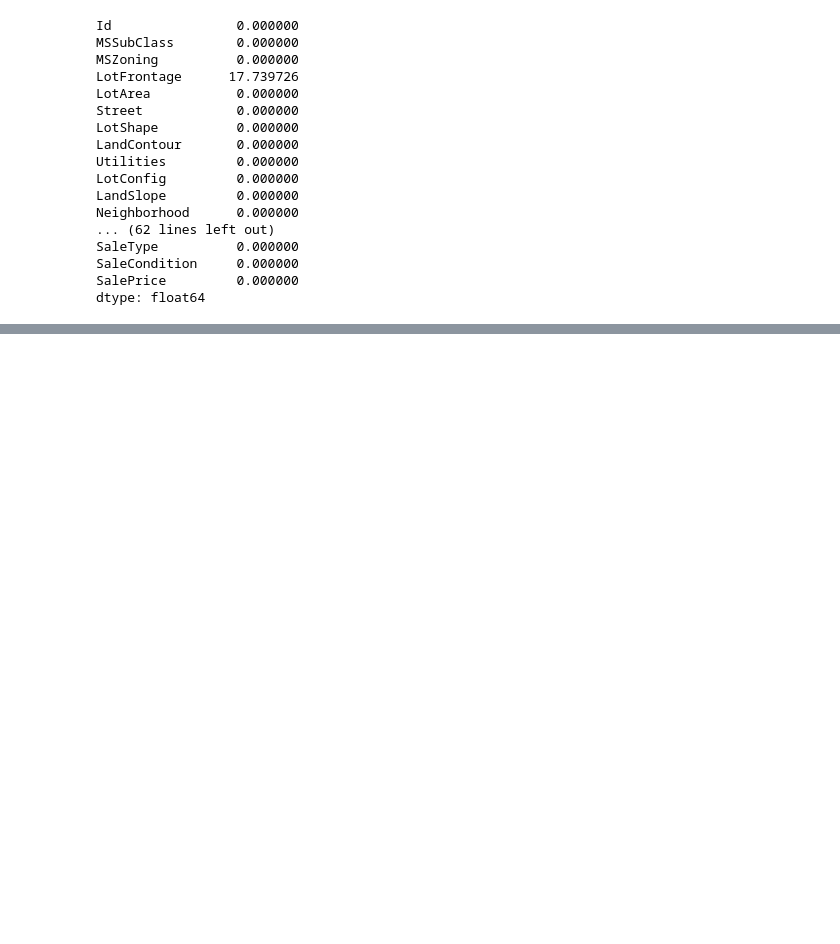
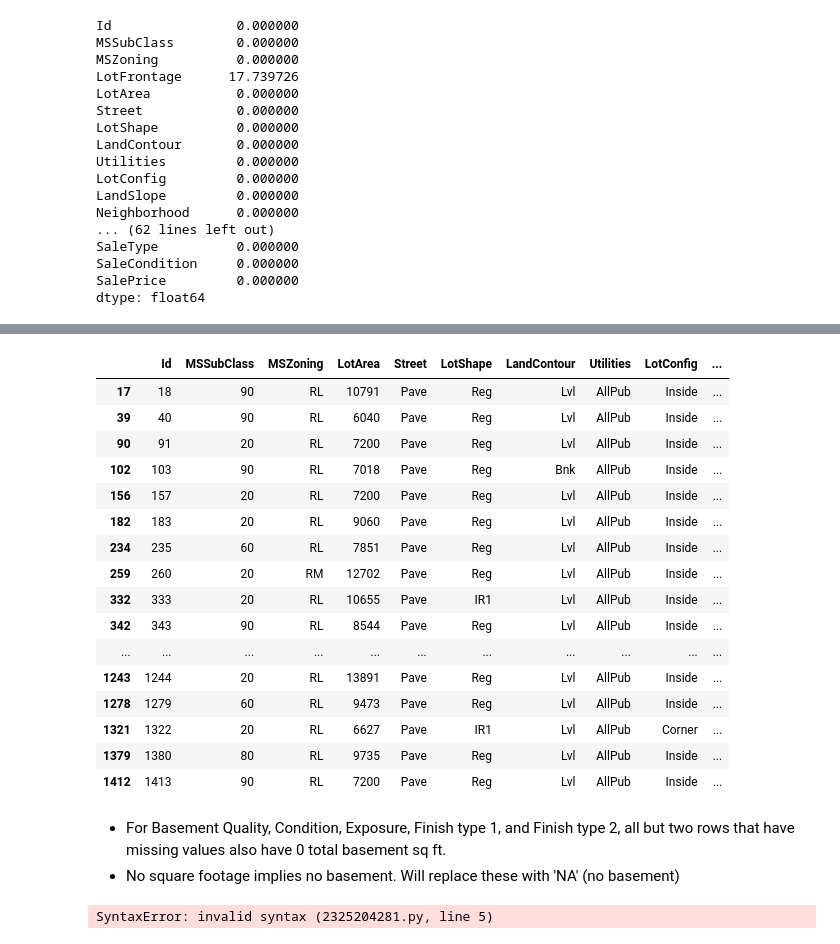
Before and after one commit to AshleyHeinrich/Neural_Network_Core, a Jupyter notebook: Untitled.ipynb, the cells around one changed output, grey strips where cells are left out. Drawn from its saved outputs; the diff is of its cells as text; code cells hidden in the pictures; blank space fills up the shorter version.

```diff
--- a/Untitled.ipynb
+++ b/Untitled.ipynb
@@ -95,0 +179,26 @@ df.drop(columns = ['FireplaceQu'], axis = 1, inplace = True)
+# %%
+df['GarageType'].fillna('NA', inplace = True)
+df['GarageYrBlt'].fillna('NA', inplace = True)
+df['GarageFinish'].fillna('NA', inplace = True)
+df['GarageQual'].fillna('NA', inplace = True)
+df['GarageCond'].fillna('NA', inplace = True)
+null_data2 = df[df.isnull().any(axis=1)]
+null_data2
+# %% [output]
+|  | Id | MSSubClass | MSZoning | LotArea | Street | LotShape | LandContour | Utilities | LotConfig | ... |
+| 17 | 18 | 90 | RL | 10791 | Pave | Reg | Lvl | AllPub | Inside | ... |
+| 39 | 40 | 90 | RL | 6040 | Pave | Reg | Lvl | AllPub | Inside | ... |
+| 90 | 91 | 20 | RL | 7200 | Pave | Reg | Lvl | AllPub | Inside | ... |
+| 102 | 103 | 90 | RL | 7018 | Pave | Reg | Bnk | AllPub | Inside | ... |
+| 156 | 157 | 20 | RL | 7200 | Pave | Reg | Lvl | AllPub | Inside | ... |
+| 182 | 183 | 20 | RL | 9060 | Pave | Reg | Lvl | AllPub | Inside | ... |
+| 234 | 235 | 60 | RL | 7851 | Pave | Reg | Lvl | AllPub | Inside | ... |
+| 259 | 260 | 20 | RM | 12702 | Pave | Reg | Lvl | AllPub | Inside | ... |
+| 332 | 333 | 20 | RL | 10655 | Pave | IR1 | Lvl | AllPub | Inside | ... |
+| 342 | 343 | 90 | RL | 8544 | Pave | Reg | Lvl | AllPub | Inside | ... |
+| ... | ... | ... | ... | ... | ... | ... | ... | ... | ... | ... |
+| 1243 | 1244 | 20 | RL | 13891 | Pave | Reg | Lvl | AllPub | Inside | ... |
+| 1278 | 1279 | 60 | RL | 9473 | Pave | Reg | Lvl | AllPub | Inside | ... |
+| 1321 | 1322 | 20 | RL | 6627 | Pave | IR1 | Lvl | AllPub | Corner | ... |
+| 1379 | 1380 | 80 | RL | 9735 | Pave | Reg | Lvl | AllPub | Inside | ... |
+| 1412 | 1413 | 90 | RL | 7200 | Pave | Reg | Lvl | AllPub | Inside | ... |
@@ -95,0 +209,19 @@ df.drop(columns = ['FireplaceQu'], axis = 1, inplace = True)
+# %% [markdown]
+* For Basement Quality, Condition, Exposure, Finish type 1, and Finish type 2, all but two rows that have missing values also have 0 total basement sq ft.
+* No square footage implies no basement. Will replace these with 'NA' (no basement)
+# %%
+def replace(row):
+
+    if pd.isna(row['BsmtQua']):
+
+        return 'NA' if row['TotalBsmtSF'] == 0
+    else:
+        return NULL
+
+    return row['BsmtQua']
+
+df['BsmtQua'] = df.apply(replace, axis=1)
+
+df
+# %% [output]
+SyntaxError: invalid syntax (2325204281.py, line 5)
```
Also changed, not shown: parts of 7 cells of this notebook.
